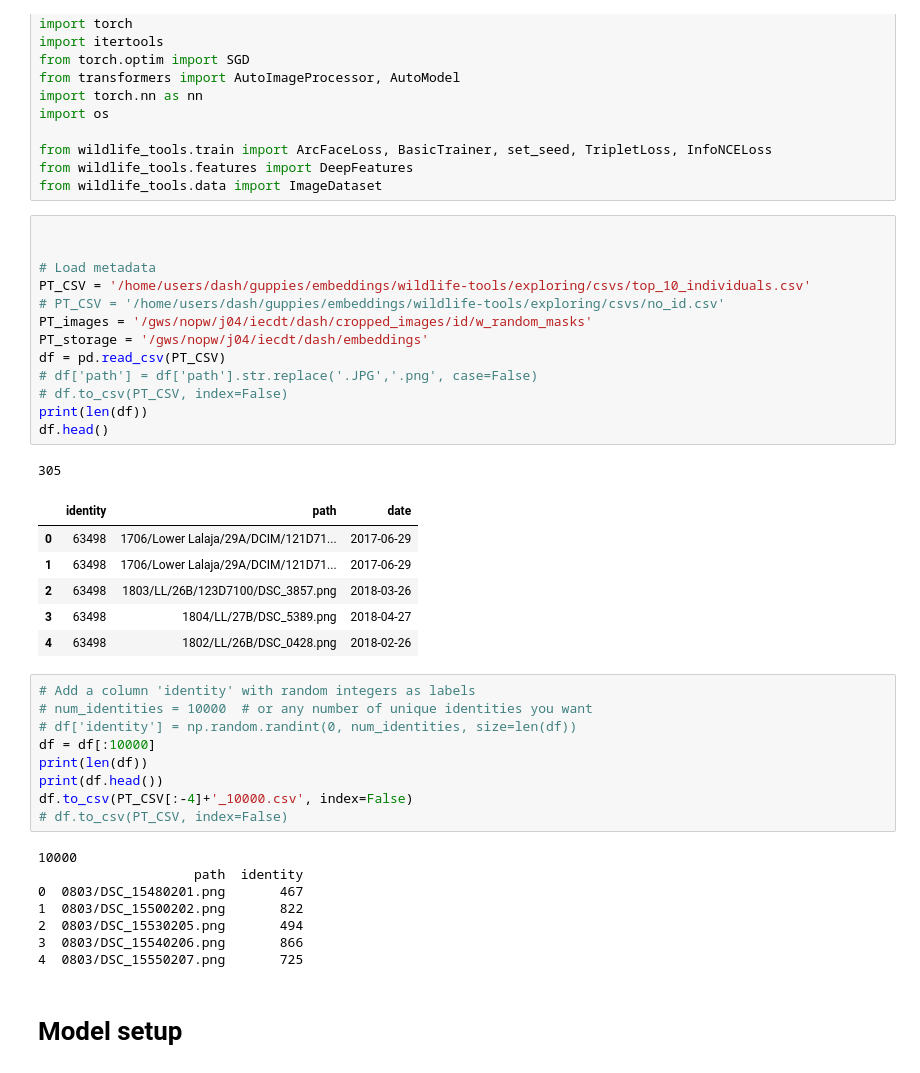
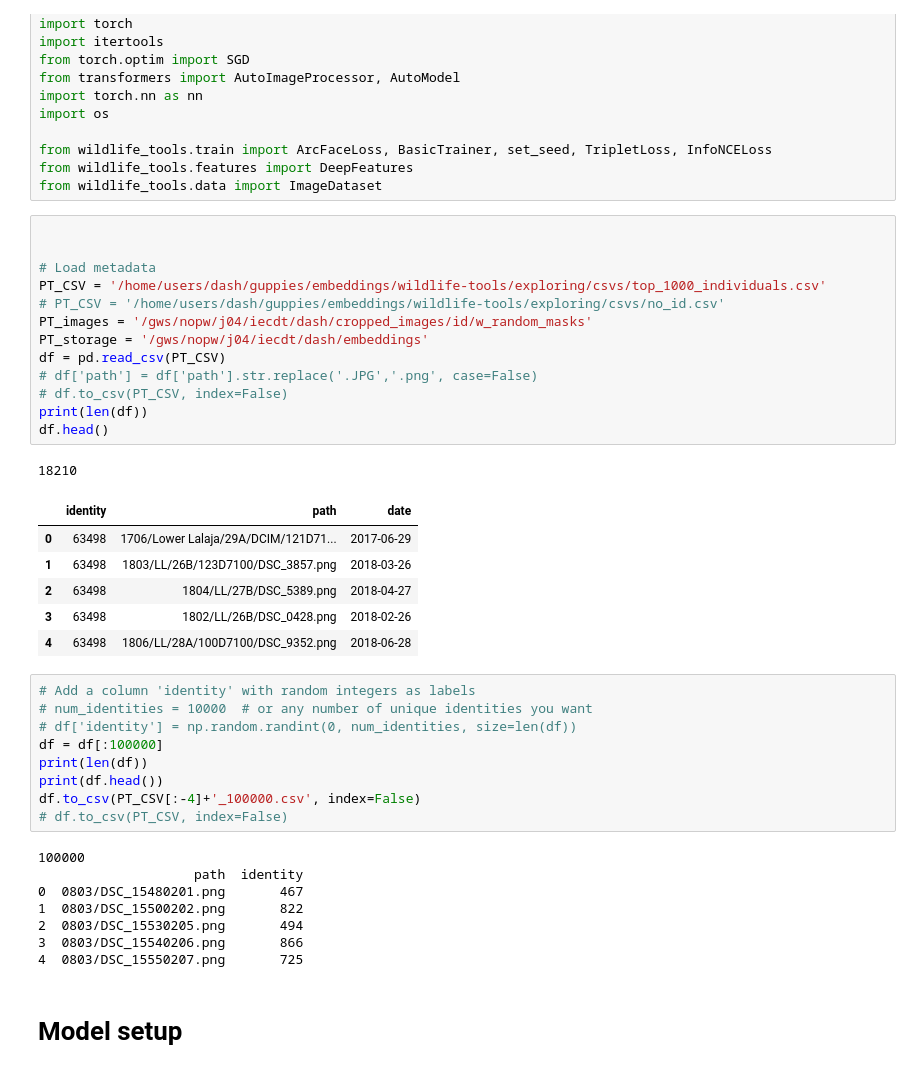
Before and after one commit to ash2d/wildlife-tools, a Jupyter notebook: exploring/dino_integrate_train.ipynb, the cells around one changed output. Saved outputs shown, nothing was run; the diff lists cells and outputs as text.

```diff
--- a/exploring/dino_integrate_train.ipynb
+++ b/exploring/dino_integrate_train.ipynb
@@ -16,35 +16,35 @@ from wildlife_tools.data import ImageDataset
 # %%
 
 
 # Load metadata
-PT_CSV = '/home/users/dash/guppies/embeddings/wildlife-tools/exploring/csvs/top_10_individuals.csv'
+PT_CSV = '/home/users/dash/guppies/embeddings/wildlife-tools/exploring/csvs/top_1000_individuals.csv'
 # PT_CSV = '/home/users/dash/guppies/embeddings/wildlife-tools/exploring/csvs/no_id.csv'
 PT_images = '/gws/nopw/j04/iecdt/dash/cropped_images/id/w_random_masks'
 PT_storage = '/gws/nopw/j04/iecdt/dash/embeddings'
 df = pd.read_csv(PT_CSV)
 # df['path'] = df['path'].str.replace('.JPG','.png', case=False)
 # df.to_csv(PT_CSV, index=False)
 print(len(df))
 df.head()
 # %% [output]
-305
+18210
 |  | identity | path | date |
 | 0 | 63498 | 1706/Lower Lalaja/29A/DCIM/121D71... | 2017-06-29 |
-| 1 | 63498 | 1706/Lower Lalaja/29A/DCIM/121D71... | 2017-06-29 |
-| 2 | 63498 | 1803/LL/26B/123D7100/DSC_3857.png | 2018-03-26 |
-| 3 | 63498 | 1804/LL/27B/DSC_5389.png | 2018-04-27 |
-| 4 | 63498 | 1802/LL/26B/DSC_0428.png | 2018-02-26 |
+| 1 | 63498 | 1803/LL/26B/123D7100/DSC_3857.png | 2018-03-26 |
+| 2 | 63498 | 1804/LL/27B/DSC_5389.png | 2018-04-27 |
+| 3 | 63498 | 1802/LL/26B/DSC_0428.png | 2018-02-26 |
+| 4 | 63498 | 1806/LL/28A/100D7100/DSC_9352.png | 2018-06-28 |
 # %%
 # Add a column 'identity' with random integers as labels
 # num_identities = 10000  # or any number of unique identities you want
 # df['identity'] = np.random.randint(0, num_identities, size=len(df))
-df = df[:10000]
+df = df[:100000]
 print(len(df))
 print(df.head())
-df.to_csv(PT_CSV[:-4]+'_10000.csv', index=False)
+df.to_csv(PT_CSV[:-4]+'_100000.csv', index=False)
 # df.to_csv(PT_CSV, index=False)
 # %% [output]
-10000
+100000
                     path  identity
 0  0803/DSC_15480201.png       467
 1  0803/DSC_15500202.png       822
```
Also changed, not shown: parts of 7 cells of this notebook, 4 other files.
